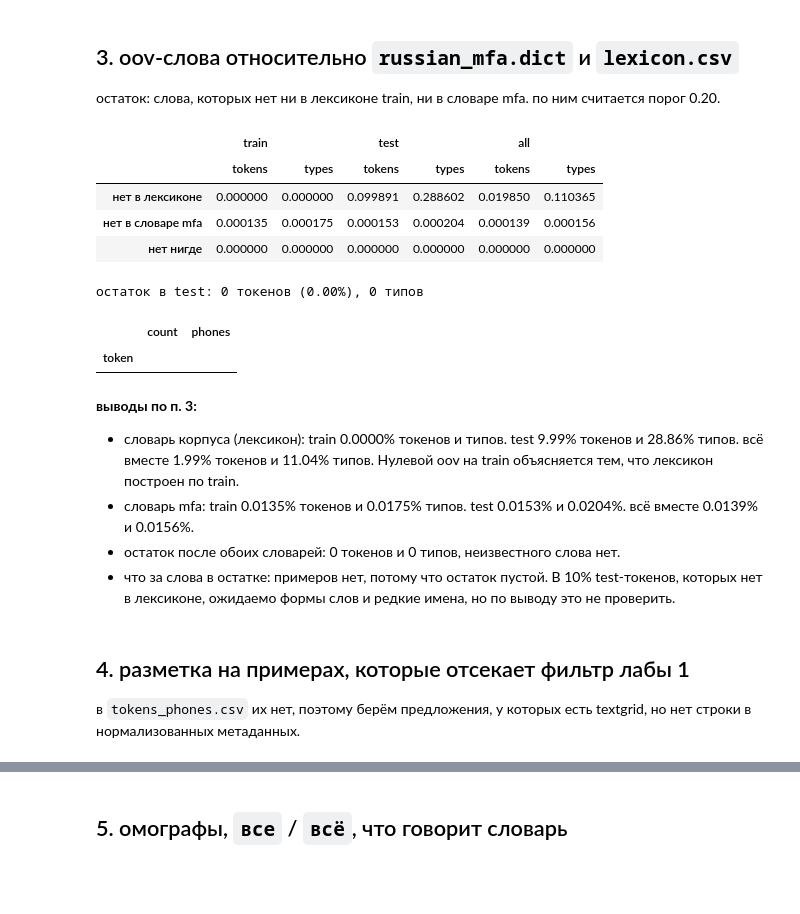
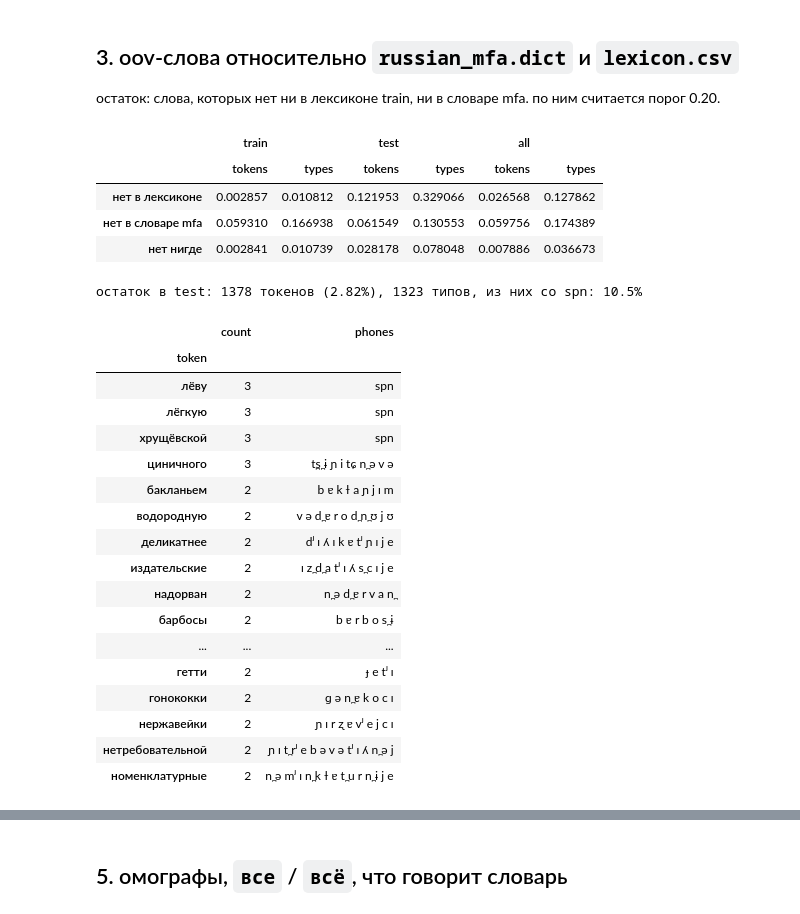
Before and after one commit to Wor1ock/tts_labs_itmo, a Jupyter notebook: labs/lab3_g2p/eda.ipynb, the cells around one changed output, grey strips where cells are left out. Saved outputs shown, nothing was run; the diff lists cells and outputs as text; code cells hidden in the pictures; blank space fills up the shorter version.

```diff
--- a/labs/lab3_g2p/eda.ipynb
+++ b/labs/lab3_g2p/eda.ipynb
@@ -31,6 +37,13 @@ train = tokens[tokens.set == 'train']
 test = tokens[tokens.set == 'test']
 lexicon = build_lexicon(train)
 mfa = load_mfa_dict()
-print(f'токенов: {len(tokens)}, предложений: {tokens.id.nunique()}, '
+
+# сырая таблица, в которой токены со spn ещё на месте (load_tokens их выбрасывает)
+raw = pd.read_csv('data/tokens_phones.csv', sep='|', quoting=csv.QUOTE_NONE)
+raw['phones'] = raw.phones.fillna('').astype(str)
+raw['token'] = raw.token.astype(str).map(lambda s: unicodedata.normalize('NFC', s))
+raw['spn'] = raw.phones.str.split().map(lambda p: 'spn' in p)
+
+print(f'токенов: {len(tokens)} (со spn выброшено {raw.spn.sum()}), предложений: {tokens.id.nunique()}, '
       f'типов в лексиконе (train): {len(lexicon)}, слов в словаре mfa: {len(mfa)}')
 # %% [output]
@@ -233,39 +242,46 @@ plt.show()
 # %%
 lex_words, mfa_words = set(lexicon), set(mfa)
 
 def coverage(df):
     out = {}
     for level, d in [('tokens', df), ('types', df.drop_duplicates('token'))]:
         in_lex, in_mfa = d.token.isin(lex_words), d.token.isin(mfa_words)
         out[level] = {'нет в лексиконе': (~in_lex).mean(),
                       'нет в словаре mfa': (~in_mfa).mean(),
                       'нет нигде': (~in_lex & ~in_mfa).mean()}
     return pd.DataFrame(out)
 
-display(pd.concat({'train': coverage(train), 'test': coverage(test), 'all': coverage(tokens)}, axis=1))
+raw_train, raw_test = raw[raw.set == 'train'], raw[raw.set == 'test']
+display(pd.concat({'train': coverage(raw_train), 'test': coverage(raw_test),
+                   'all': coverage(raw)}, axis=1))
 
-residual = test[~test.token.isin(lex_words | mfa_words)]
-print(f'остаток в test: {len(residual)} токенов ({len(residual) / len(test):.2%}), '
-      f'{residual.token.nunique()} типов')
+residual = raw_test[~raw_test.token.isin(lex_words | mfa_words)]
+print(f'остаток в test: {len(residual)} токенов ({len(residual) / len(raw_test):.2%}), '
+      f'{residual.token.nunique()} типов, из них со spn: {residual.spn.mean():.1%}')
 display(residual.groupby('token').agg(count=('token', 'size'), phones=('phones', 'first'))
         .sort_values('count', ascending=False).head(30))
 # %% [output]
 |  | train |  | test |  | all |  |
 |  | tokens | types | tokens | types | tokens | types |
-| нет в лексиконе | 0.000000 | 0.000000 | 0.099891 | 0.288602 | 0.019850 | 0.110365 |
-| нет в словаре mfa | 0.000135 | 0.000175 | 0.000153 | 0.000204 | 0.000139 | 0.000156 |
-| нет нигде | 0.000000 | 0.000000 | 0.000000 | 0.000000 | 0.000000 | 0.000000 |
+| нет в лексиконе | 0.002857 | 0.010812 | 0.121953 | 0.329066 | 0.026568 | 0.127862 |
+| нет в словаре mfa | 0.059310 | 0.166938 | 0.061549 | 0.130553 | 0.059756 | 0.174389 |
+| нет нигде | 0.002841 | 0.010739 | 0.028178 | 0.078048 | 0.007886 | 0.036673 |
-остаток в test: 0 токенов (0.00%), 0 типов
+остаток в test: 1378 токенов (2.82%), 1323 типов, из них со spn: 10.5%
 |  | count | phones |
 | token |  |  |
+| лёву | 3 | spn |
+| лёгкую | 3 | spn |
+| хрущёвской | 3 | spn |
+| циничного | 3 | t̪s̪ ɨ ɲ i tɕ n̪ ə v ə |
+| бакланьем | 2 | b ɐ k ɫ a ɲ j ɪ m |
+| водородную | 2 | v ə d̪ ɐ r o d̪ n̪ ʊ j ʊ |
+| деликатнее | 2 | dʲ ɪ ʎ ɪ k ɐ tʲ ɲ ɪ j e |
+| издательские | 2 | ɪ z̪ d̪ a tʲ ɪ ʎ s̪ c ɪ j e |
+| надорван | 2 | n̪ ə d̪ ɐ r v a n̪ |
+| барбосы | 2 | b ɐ r b o s̪ ɨ |
+| ... | ... | ... |
+| гетти | 2 | ɟ e tʲ ɪ |
+| гонококки | 2 | ɡ ə n̪ ɐ k o c ɪ |
+| нержавейки | 2 | ɲ ɪ r ʐ ɐ vʲ e j c ɪ |
+| нетребовательной | 2 | ɲ ɪ t̪ rʲ e b ə v ə tʲ ɪ ʎ n̪ ə j |
+| номенклатурные | 2 | n̪ ə mʲ ɪ n̪ k ɫ ɐ t̪ u r n̪ ɨ j e |
-# %% [markdown]
-**выводы по п. 3:**
-
-- словарь корпуса (лексикон): train 0.0000% токенов и типов. test 9.99% токенов и 28.86% типов. всё вместе 1.99% токенов и 11.04% типов. Нулевой oov на train объясняется тем, что лексикон построен по train.
-- словарь mfa: train 0.0135% токенов и 0.0175% типов. test 0.0153% и 0.0204%. всё вместе 0.0139% и 0.0156%.
-- остаток после обоих словарей: 0 токенов и 0 типов, неизвестного слова нет.
-- что за слова в остатке: примеров нет, потому что остаток пустой. В 10% test-токенов, которых нет в лексиконе, ожидаемо формы слов и редкие имена, но по выводу это не проверить.
-# %% [markdown]
-## 4. разметка на примерах, которые отсекает фильтр лабы 1
-
-в `tokens_phones.csv` их нет, поэтому берём предложения, у которых есть textgrid, но нет строки в нормализованных метаданных.
```
Also changed, not shown: parts of 32 cells of this notebook, 4 other files.
